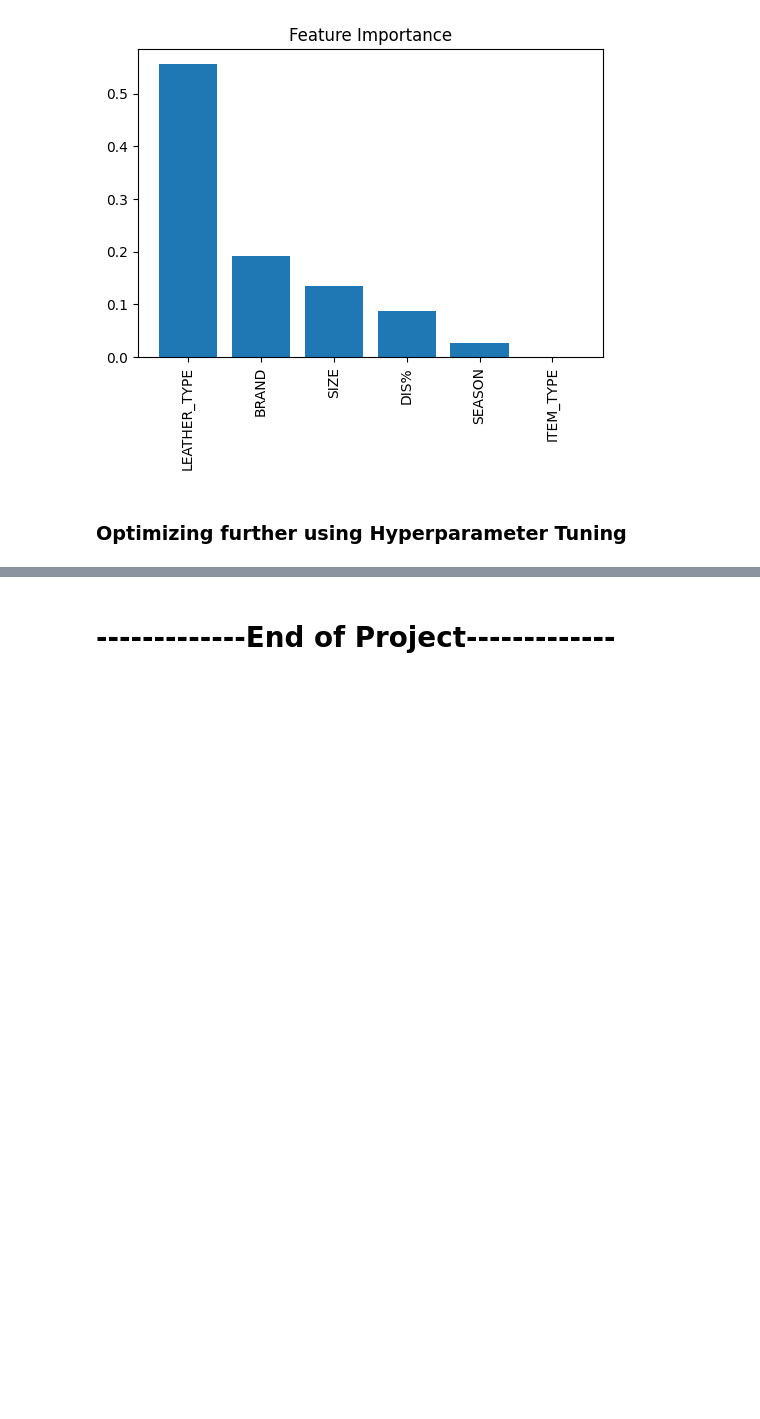
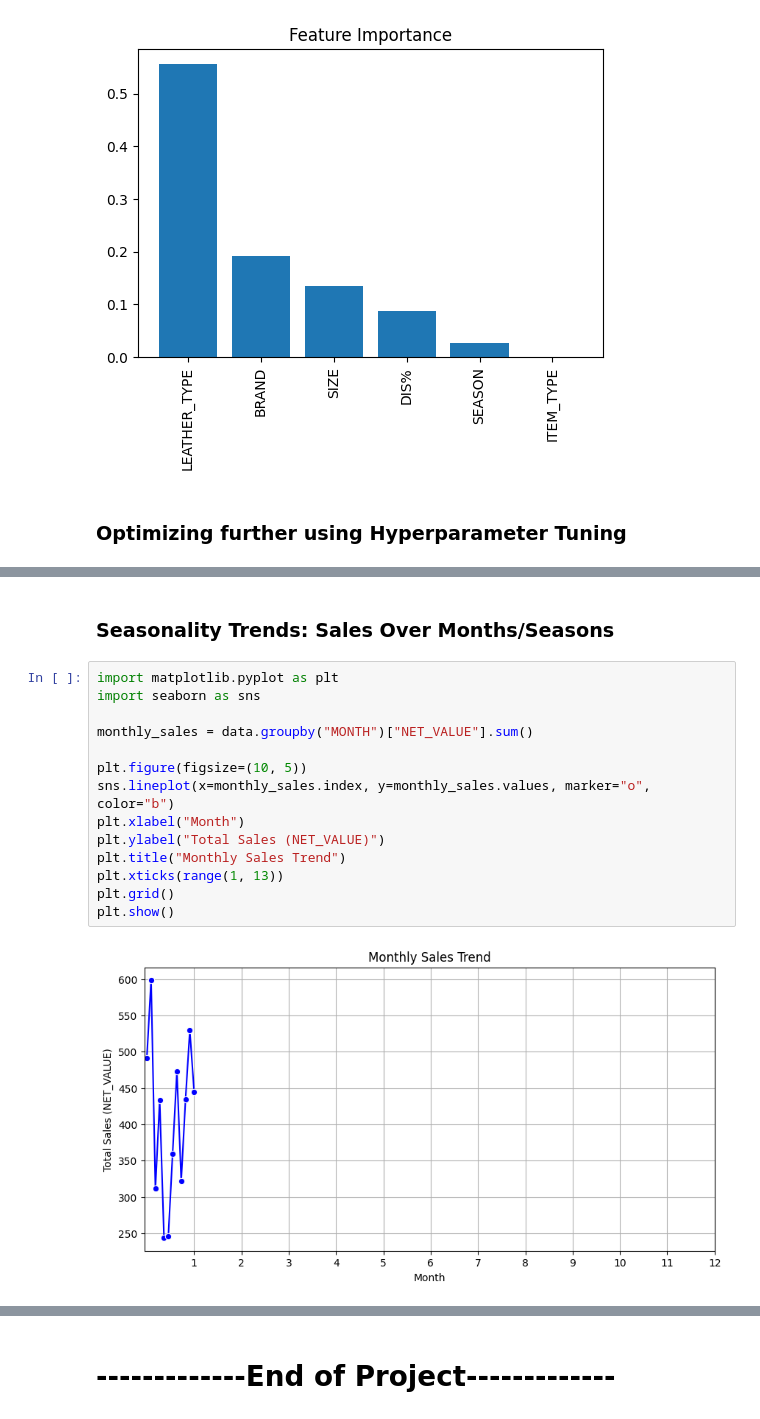
Before and after one commit to ac-26/shoe-store-demand-forecasting, a Jupyter notebook: minor_project.ipynb, the cells around one changed output, grey strips where cells are left out. Cells and saved outputs as stored; diff of their text form; blank space fills up the shorter version.

```diff
--- a/minor_project.ipynb
+++ b/minor_project.ipynb
@@ -1312,0 +1345,18 @@ Accuracy: 83.80%
+# %% [markdown]
+### **Seasonality Trends: Sales Over Months/Seasons**
+# %%
+import matplotlib.pyplot as plt
+import seaborn as sns
+
+monthly_sales = data.groupby("MONTH")["NET_VALUE"].sum()
+
+plt.figure(figsize=(10, 5))
+sns.lineplot(x=monthly_sales.index, y=monthly_sales.values, marker="o", color="b")
+plt.xlabel("Month")
+plt.ylabel("Total Sales (NET_VALUE)")
+plt.title("Monthly Sales Trend")
+plt.xticks(range(1, 13))
+plt.grid()
+plt.show()
+# %% [output]
+[figure, added]
```
Also changed, not shown: parts of 23 cells of this notebook.
